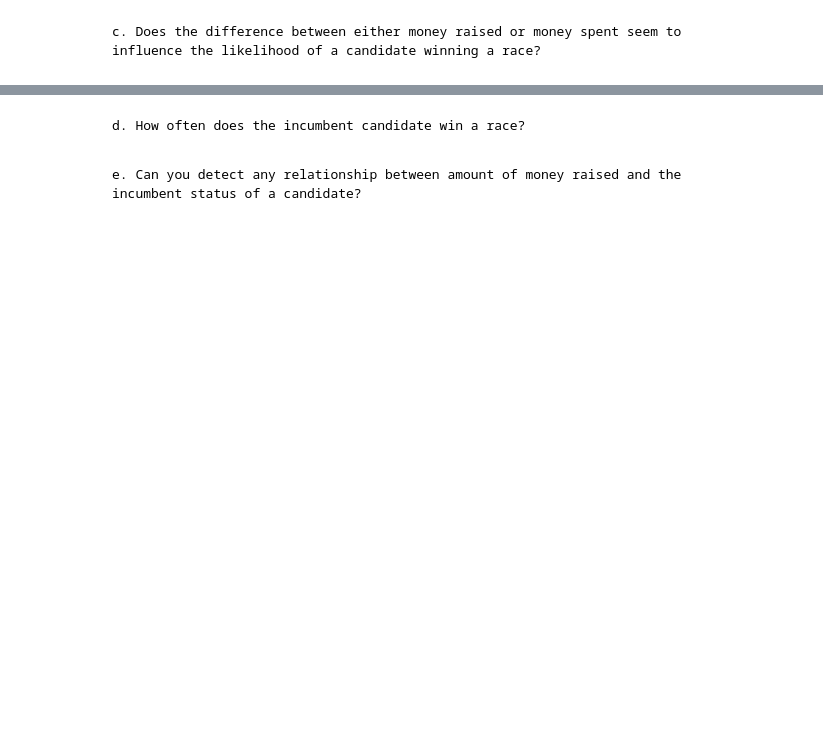
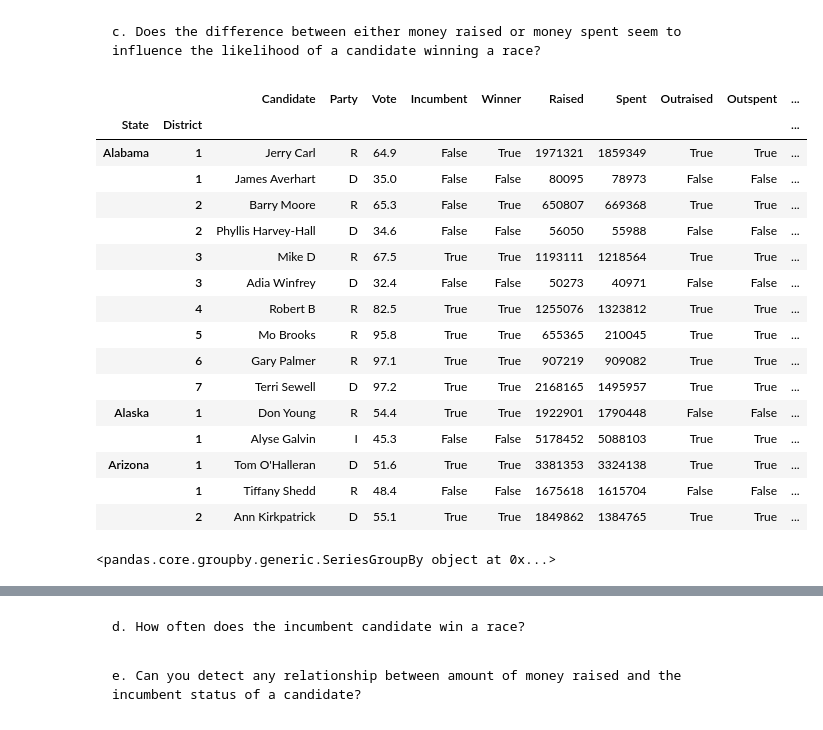
Before and after one commit to nss-data-science-cohort-7/webscraping-open-secrets-boo-tiful-minds, a Jupyter notebook: notebooks/RB_Open_Secrets_EDA.ipynb, the cells around one changed output, grey strips where cells are left out. Cells and saved outputs as stored; diff of their text form; code cells hidden in the pictures; blank space fills up the shorter version.

```diff
--- a/notebooks/RB_Open_Secrets_EDA.ipynb
+++ b/notebooks/RB_Open_Secrets_EDA.ipynb
@@ -253,2 +351,28 @@ sns.boxplot(data=house_race_2020_clean,
 # %% [markdown]
     c. Does the difference between either money raised or money spent seem to influence the likelihood of a candidate winning a race?
+# %%
+house_race_srt['Raised_Diff']=house_race_srt.groupby(['State','District'])['Raised'].transform(max)-house_race_srt['Raised']
+house_race_srt.head(15)
+# %% [output]
+|  |  | Candidate | Party | Vote | Incumbent | Winner | Raised | Spent | Outraised | Outspent | ... |
+| State | District |  |  |  |  |  |  |  |  |  | ... |
+| Alabama | 1 | Jerry Carl | R | 64.9 | False | True | 1971321 | 1859349 | True | True | ... |
+|  | 1 | James Averhart | D | 35.0 | False | False | 80095 | 78973 | False | False | ... |
+|  | 2 | Barry Moore | R | 65.3 | False | True | 650807 | 669368 | True | True | ... |
+|  | 2 | Phyllis Harvey-Hall | D | 34.6 | False | False | 56050 | 55988 | False | False | ... |
+|  | 3 | Mike D | R | 67.5 | True | True | 1193111 | 1218564 | True | True | ... |
+|  | 3 | Adia Winfrey | D | 32.4 | False | False | 50273 | 40971 | False | False | ... |
+|  | 4 | Robert B | R | 82.5 | True | True | 1255076 | 1323812 | True | True | ... |
+|  | 5 | Mo Brooks | R | 95.8 | True | True | 655365 | 210045 | True | True | ... |
+|  | 6 | Gary Palmer | R | 97.1 | True | True | 907219 | 909082 | True | True | ... |
+|  | 7 | Terri Sewell | D | 97.2 | True | True | 2168165 | 1495957 | True | True | ... |
+| Alaska | 1 | Don Young | R | 54.4 | True | True | 1922901 | 1790448 | False | False | ... |
+|  | 1 | Alyse Galvin | I | 45.3 | False | False | 5178452 | 5088103 | True | True | ... |
+| Arizona | 1 | Tom O'Halleran | D | 51.6 | True | True | 3381353 | 3324138 | True | True | ... |
+|  | 1 | Tiffany Shedd | R | 48.4 | False | False | 1675618 | 1615704 | False | False | ... |
+|  | 2 | Ann Kirkpatrick | D | 55.1 | True | True | 1849862 | 1384765 | True | True | ... |
+# %%
+fundraising_diff=house_race_srt.groupby('Winner')['Raised_Diff']
+fundraising_diff
+# %% [output]
+<pandas.core.groupby.generic.SeriesGroupBy object at 0x...>
```
Also changed, not shown: parts of 36 cells of this notebook.
